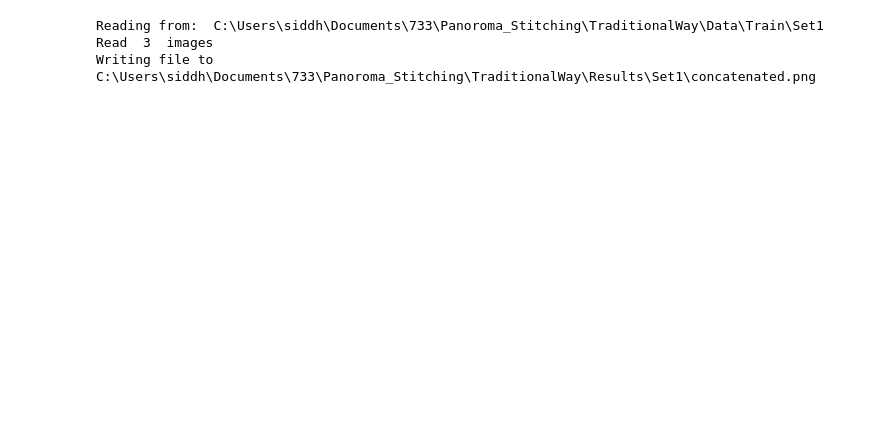
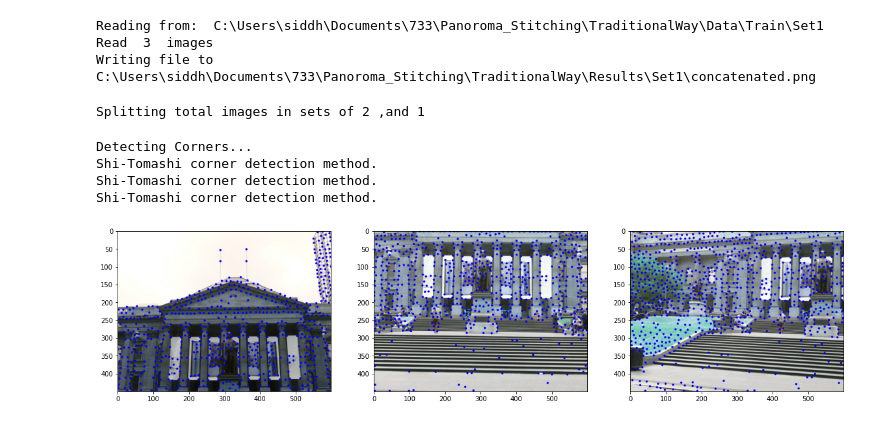
Before and after one commit to siddharthtelang/Panorama_Stitching, a Jupyter notebook: TraditionalWay/Code/stitch.ipynb, the cells around one changed output. Cells and saved outputs as stored; diff of their text form; code cells hidden in the pictures; blank space fills up the shorter version.

Commit message:
Detect Corners using Harris Corner and Shi-Tomashi

```diff
--- a/TraditionalWay/Code/stitch.ipynb
+++ b/TraditionalWay/Code/stitch.ipynb
@@ -11,7 +11,7 @@ imagesFolder = r"Data\Train\Set1"
 saveFolder = r"Results\Set1"
 showImages = True
 useHarris = False
-choice = 2 # shi-Tomashi , 1 for Harris corner
+choice = 1 if useHarris else 2 # shi-Tomashi , 1 for Harris corner
 # %%
 # read the images
 def readImages(filepath: str):
@@ -59,3 +59,43 @@ if showImages:
 Reading from:  C:\Users\siddh\Documents\733\Panoroma_Stitching\TraditionalWay\Data\Train\Set1
 Read  3  images
 Writing file to  C:\Users\siddh\Documents\733\Panoroma_Stitching\TraditionalWay\Results\Set1\concatenated.png
+# %%
+# total images
+N_images = len(images)
+# split in sets
+N_first_half = round(N_images/2)
+N_second_half = N_images - N_first_half
+print('Splitting total images in sets of', N_first_half, ',and', N_second_half)
+# %% [output]
+Splitting total images in sets of 2 ,and 1
+# %%
+def detectCorners(images:list[np.ndarray], choice:int):
+    print('Detecting Corners...')
+    detectedCorners = []
+    cmaps = []
+    corner_images = []
+    for i in images:
+        image = i.copy()
+        gray_image = cv2.cvtColor(image,cv2.COLOR_BGR2GRAY)
+        if choice == 1:
+            print("Harris corner detection method.")
+            corner_strength = cv2.cornerHarris(gray_image,2,3,0.001)
+            corner_strength[corner_strength<0.01*corner_strength.max()] = 0
+            cmaps.append(corner_strength)
+            detected_corner = np.where(corner_strength>0.0001*corner_strength.max())
+            detectedCorners.append(detected_corner)
+            image[detected_corner] = [0,0,255]
+            corner_images.append(image)
+        else:
+            print("Shi-Tomashi corner detection method.")
+            dst = cv2.goodFeaturesToTrack(gray_image, 1000 ,0.01, 10)
+            dst = np.int0(dst)
+            detectedCorners.append(dst)
+            for corner in dst:
+                x, y = corner.ravel()
+                cv2.circle(image, (x, y) ,3 ,(0, 0, 255), -1)
+            corner_images.append(image)
+            # cmap not used for shi-tomashi
+            cmap = np.zeros(gray_image.shape)
+            cmaps.append(cmap)
+    return detectedCorners, cmaps, corner_images
@@ -61,0 +107,13 @@ Writing file to  C:\Users\siddh\Documents\733\Panoroma_Stitching\TraditionalWay\
+# %%
+detectedCorners, cmaps, cornerImages = detectCorners(images, choice)
+# %% [output]
+Detecting Corners...
+Shi-Tomashi corner detection method.
+Shi-Tomashi corner detection method.
+Shi-Tomashi corner detection method.
+# %%
+fig, ax = plt.subplots(1, len(cornerImages), figsize=(20,5))
+for i in range(len(cornerImages)):
+    ax[i].imshow(cornerImages[i])
+# %% [output]
+[figure, added]
```
Also changed, not shown: parts of 1 cell of this notebook.
